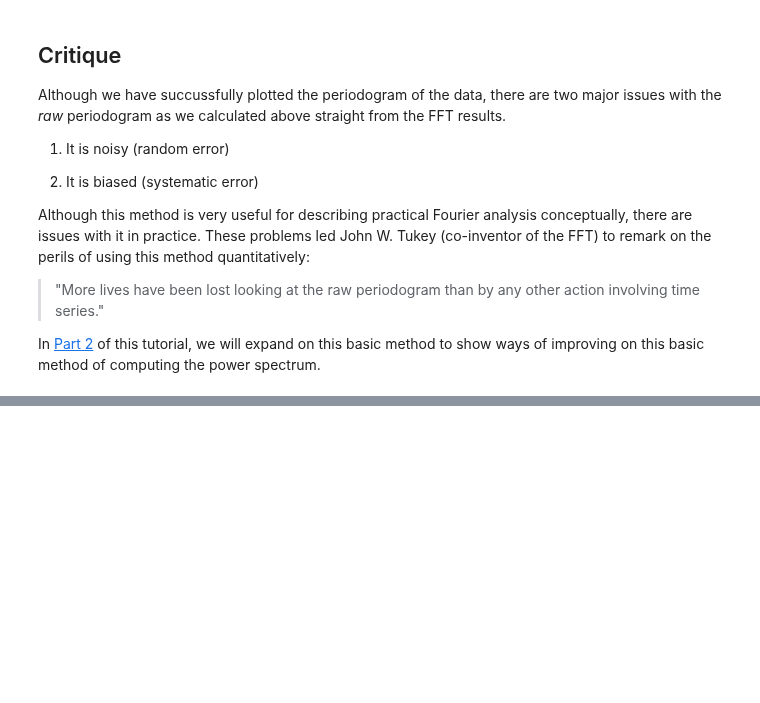
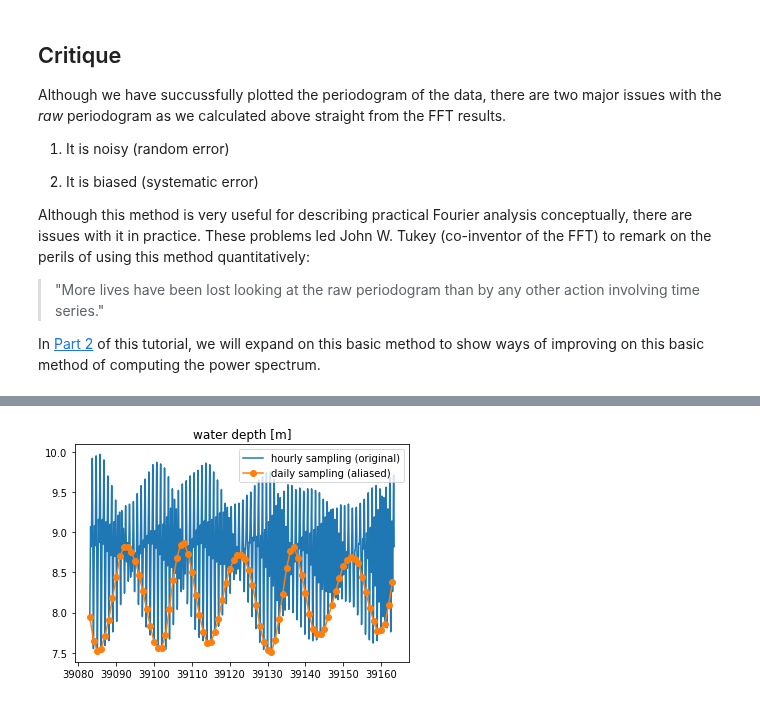
Before and after one commit to tompc35/data_marine_science, a Jupyter notebook: 6-02-lobo-spectral.ipynb, the cells around one changed output, grey strips where cells are left out. Drawn from its saved outputs; the diff is of its cells as text; code cells hidden in the pictures; blank space fills up the shorter version.

```diff
--- a/6-02-lobo-spectral.ipynb
+++ b/6-02-lobo-spectral.ipynb
@@ -249,0 +256,8 @@ In [Part 2](week10b_lobo_spectral_part2.ipynb) of this tutorial, we will expand
+# %%
+plt.figure()
+plt.plot(time,waterdep)
+plt.plot(time[::24],waterdep[::24], '-o')
+plt.legend(['hourly sampling (original)', 'daily sampling (aliased)'])
+plt.title('water depth [m]');
+# %% [output]
+[figure, added]
```
Also changed, not shown: parts of 8 cells of this notebook, 10 other files.
